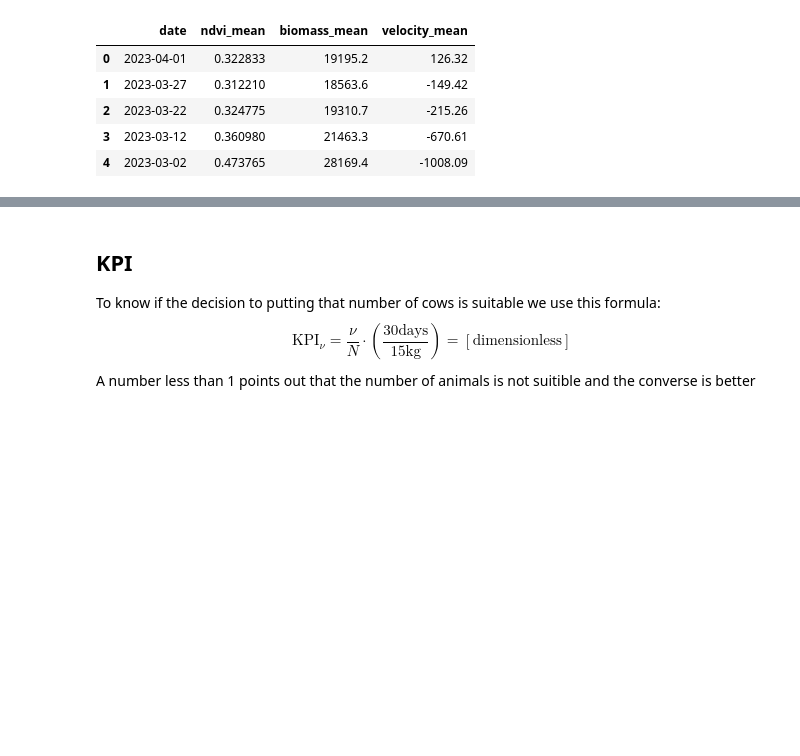
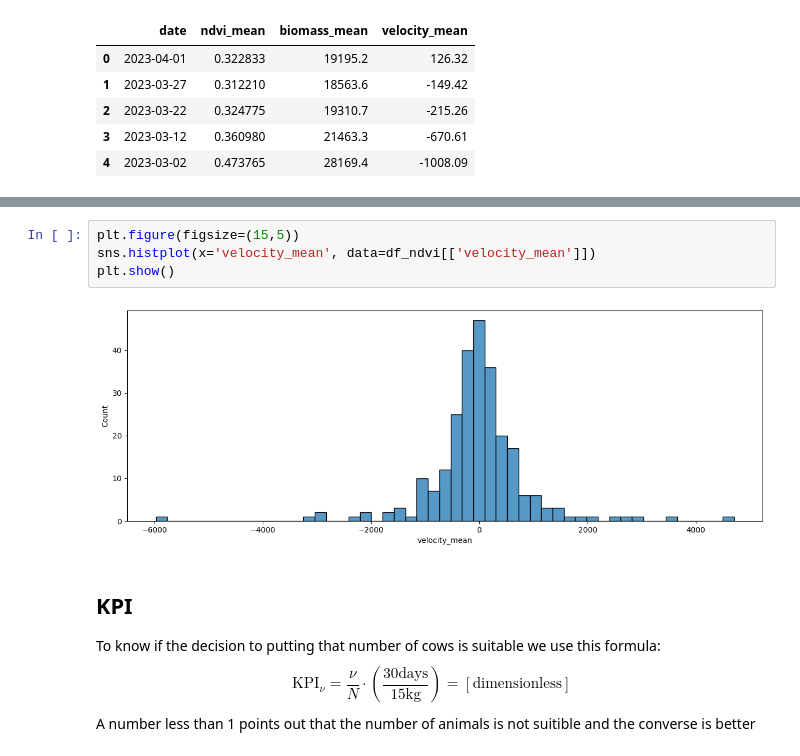
Before and after one commit to jpradas1/BASTO_project, a Jupyter notebook: Analysis.ipynb, the cells around one changed output, grey strips where cells are left out. Drawn from its saved outputs; the diff is of its cells as text; blank space fills up the shorter version.

```diff
--- a/Analysis.ipynb
+++ b/Analysis.ipynb
@@ -259,3 +259,9 @@ plt.show()
+# %%
+plt.figure(figsize=(15,5))
+sns.histplot(x='velocity_mean', data=df_ndvi[['velocity_mean']])
+plt.show()
+# %% [output]
+[figure, added]
 # %% [markdown]
 ## KPI
 
```
Also changed, not shown: parts of 2 cells of this notebook.
